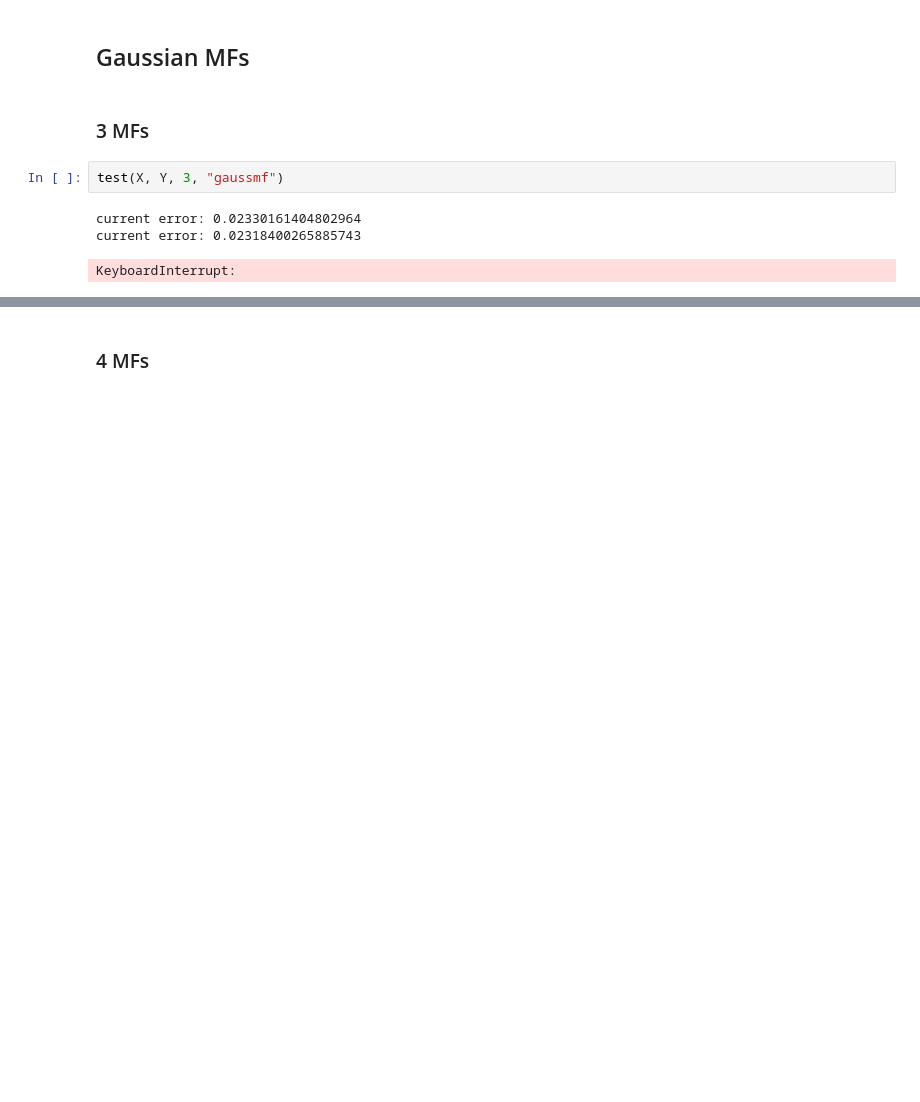
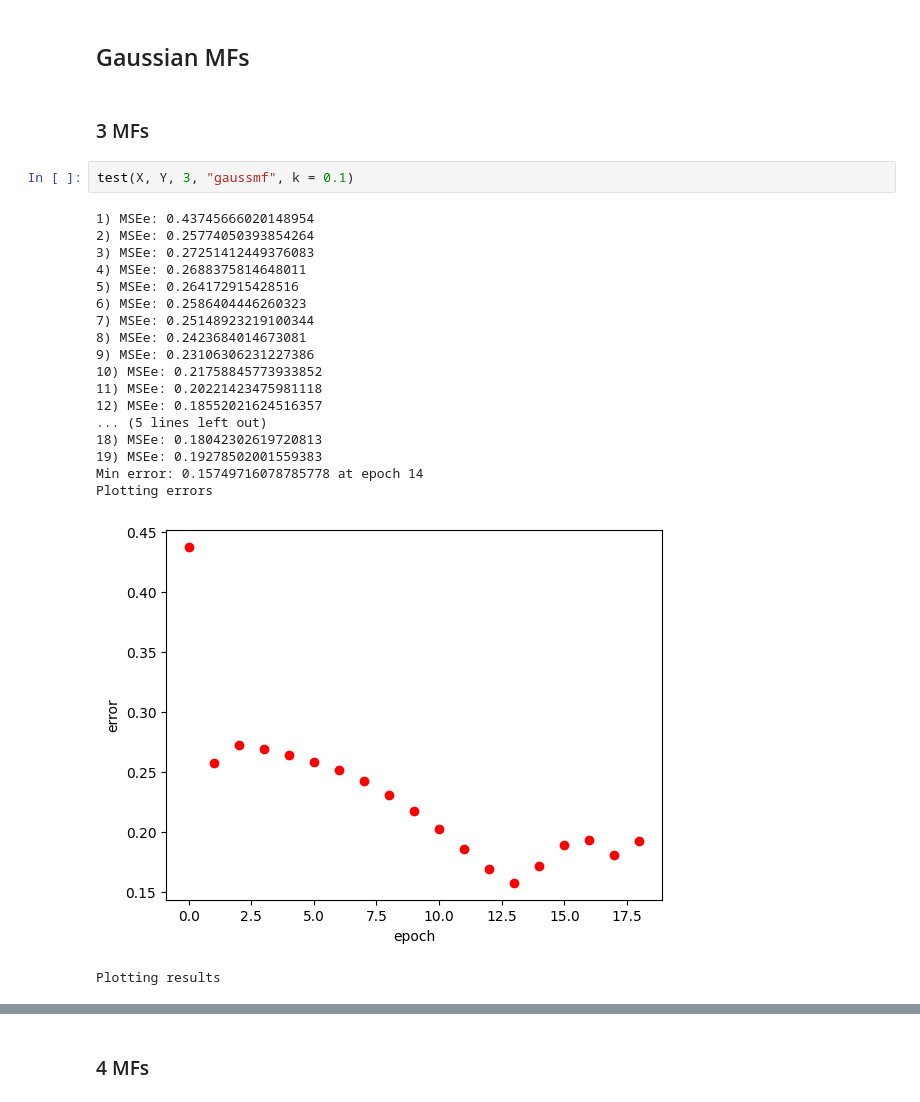
Before and after one commit to Esteb37/fuzzy-control, a Jupyter notebook: anfis/anfis/ANFIS.ipynb, the cells around one changed output, grey strips where cells are left out. Drawn from its saved outputs; the diff is of its cells as text; blank space fills up the shorter version.

```diff
--- a/anfis/anfis/ANFIS.ipynb
+++ b/anfis/anfis/ANFIS.ipynb
@@ -320,8 +82,24 @@ Y = ts[:, 3]
 # %% [markdown]
 ### 3 MFs
 # %%
-test(X, Y, 3, "gaussmf")
+test(X, Y, 3, "gaussmf", k = 0.1)
 # %% [output]
-current error: 0.02330161404802964
-current error: 0.02318400265885743
+1) MSEe: 0.43745666020148954
+2) MSEe: 0.25774050393854264
+3) MSEe: 0.27251412449376083
+4) MSEe: 0.2688375814648011
+5) MSEe: 0.264172915428516
+6) MSEe: 0.2586404446260323
+7) MSEe: 0.25148923219100344
+8) MSEe: 0.2423684014673081
+9) MSEe: 0.23106306231227386
+10) MSEe: 0.21758845773933852
+11) MSEe: 0.20221423475981118
+12) MSEe: 0.18552021624516357
+... (5 lines left out)
+18) MSEe: 0.18042302619720813
+19) MSEe: 0.19278502001559383
+Min error: 0.15749716078785778 at epoch 14
+Plotting errors
+[figure, added]
-KeyboardInterrupt:
+Plotting results
```
Also changed, not shown: parts of 30 cells of this notebook.
